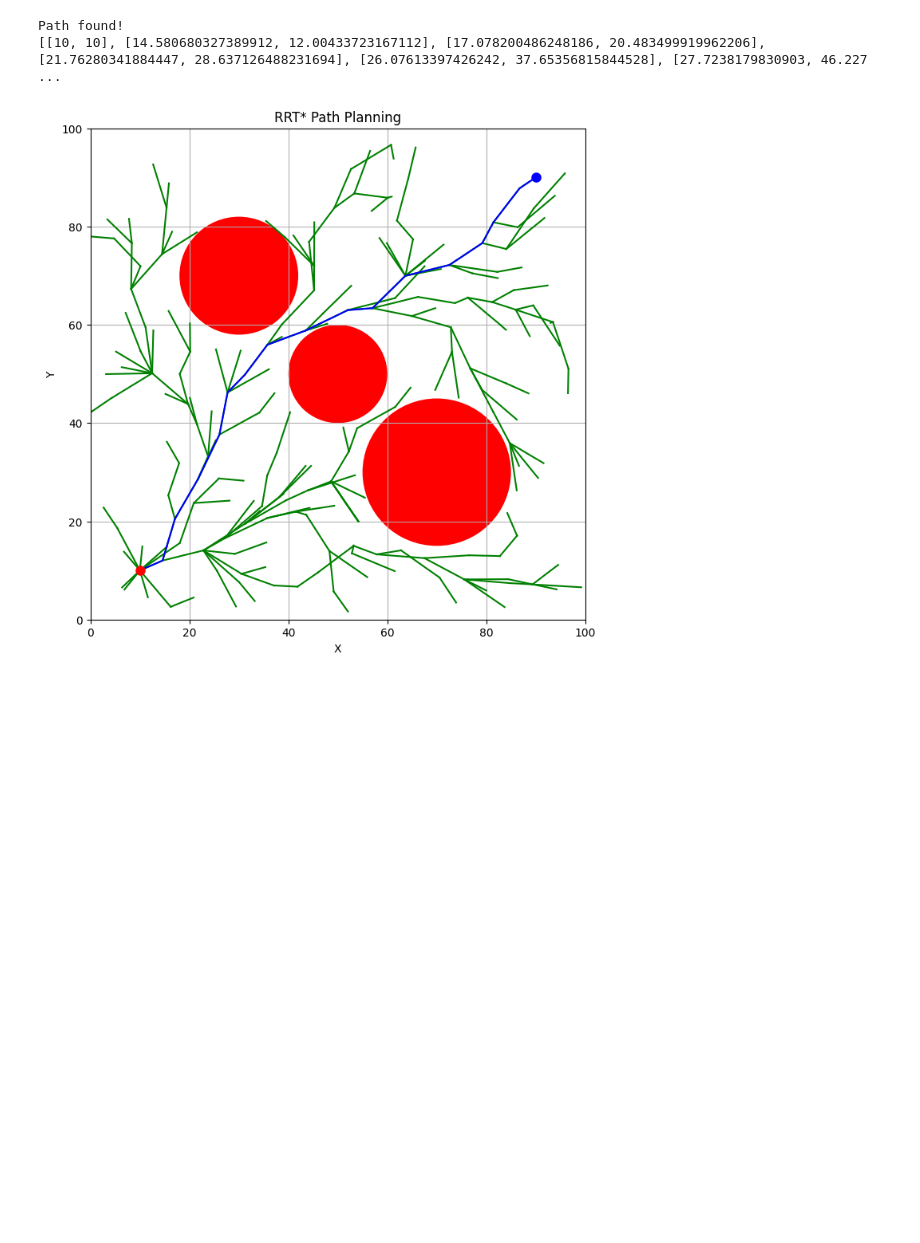
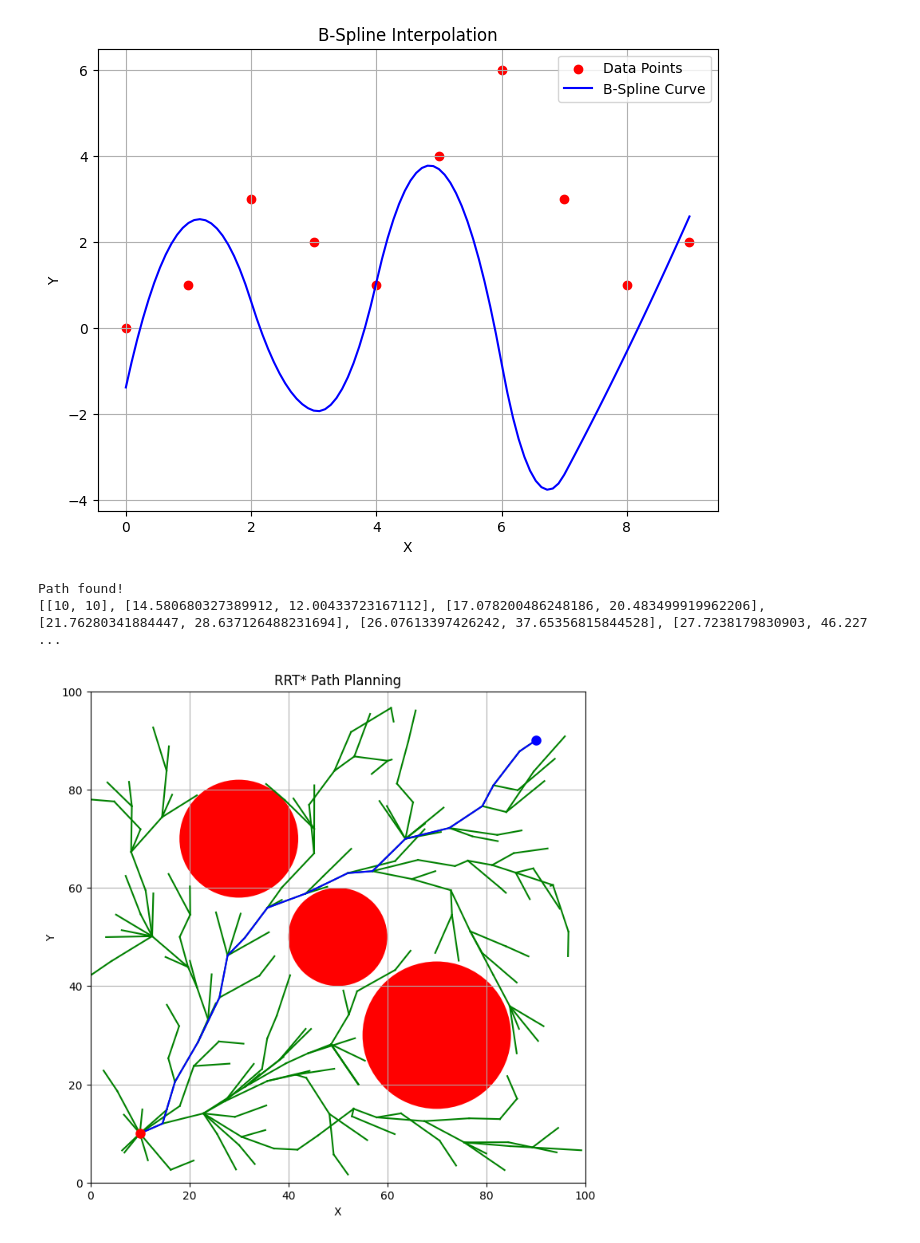
Before and after one commit to waynechu1109/Dodging-Dynamical-Obstacles-Using-Turtlebot4-Camera-Feed, a Jupyter notebook: dodge_planner.ipynb, the cells around one changed output. Saved outputs shown, nothing was run; the diff lists cells and outputs as text; code cells hidden in the pictures; blank space fills up the shorter version.

Commit message:
including example code for spline

```diff
--- a/dodge_planner.ipynb
+++ b/dodge_planner.ipynb
@@ -351,3 +347,37 @@ Path found!
+# %%
+import numpy as np
+import matplotlib.pyplot as plt
+from scipy.interpolate import make_interp_spline
+
+def bspline_interpolation(x, y, degree=3, num_points=100):
+    tck = make_interp_spline(x, y, k=degree)
+    spline = lambda xi: np.array([tck(xi), tck(xi, 1)])
+    x_new = np.linspace(min(x), max(x), num_points)
+    y_new = spline(x_new)
+    return x_new, y_new
+
+# Example data points
+x_points = np.array([0, 1, 2, 3, 4, 5, 6, 7, 8, 9])
+y_points = np.array([0, 1, 3, 2, 1, 4, 6, 3, 1, 2])
+
+# Number of points in the B-spline curve
+num_points_curve = 100
+
+# Fit B-spline to the data points
+x_sp, y_sp = bspline_interpolation(x_points, y_points, degree=3, num_points=num_points_curve)
+
+# Plot the data points and B-spline curve
+plt.figure(figsize=(8, 6))
+plt.scatter(x_points, y_points, color='red', label='Data Points')
+plt.plot(x_sp, y_sp[1], color='blue', label='B-Spline Curve')
+plt.xlabel('X')
+plt.ylabel('Y')
+plt.title('B-Spline Interpolation')
+plt.legend()
+plt.grid(True)
+plt.show()
+# %% [output]
+[figure, added]
 # %%
 import numpy as np
 import matplotlib.pyplot as plt
```
Also changed, not shown: parts of 1 cell of this notebook.
